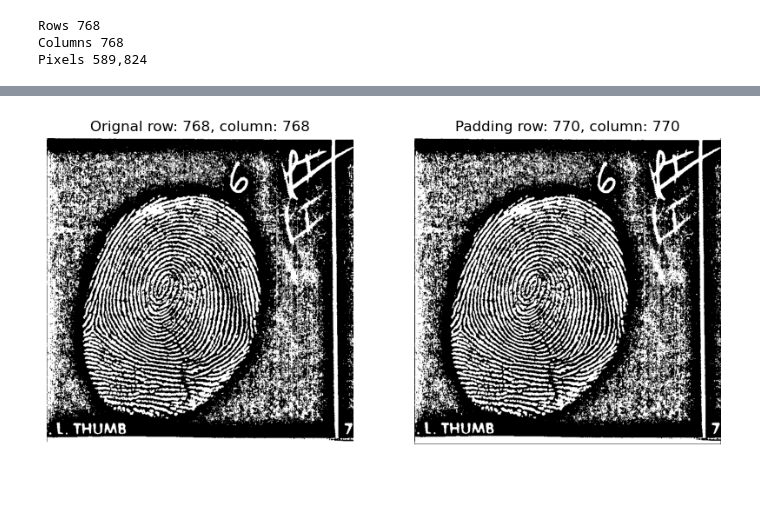
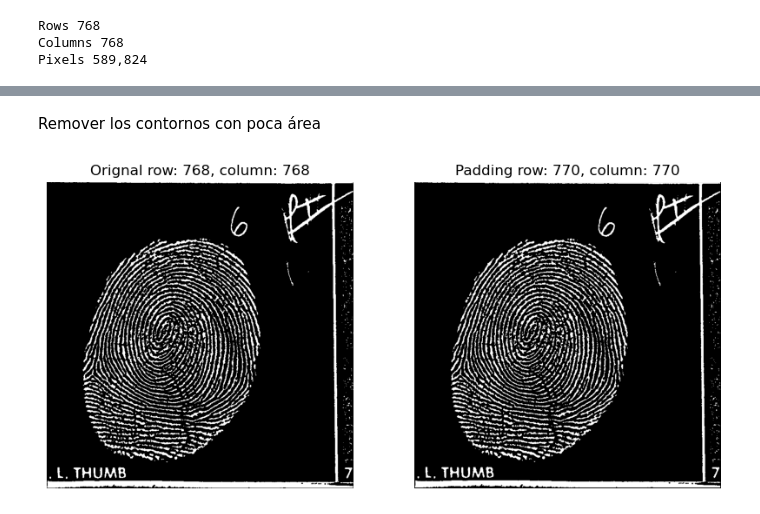
Before and after one commit to CarlosAlvarado-git/ComputerVision, a Jupyter notebook: lab1/laboratorio1.ipynb, the cells around one changed output, grey strips where cells are left out. Cells and saved outputs as stored; diff of their text form; code cells hidden in the pictures; blank space fills up the shorter version.

```diff
--- a/lab1/laboratorio1.ipynb
+++ b/lab1/laboratorio1.ipynb
@@ -60,0 +68,5 @@ def imgeq(img):
+# %%
+im_floodfill = img.copy()
+D = 30
+cv.floodFill(im_floodfill, None, (10 ,10), 255,  loDiff=D, upDiff=D, flags=cv.FLOODFILL_FIXED_RANGE)
+cvlib.imgview(im_floodfill)
@@ -66,0 +80,5 @@ cvlib.imgview(adaptive_g)
+# %%
+img_result = cv.adaptiveThreshold(im_floodfill, 255, cv.ADAPTIVE_THRESH_GAUSSIAN_C, cv.THRESH_BINARY_INV,41,2)
+mode = cv.RETR_TREE # contour retrieval mode
+method = [cv.CHAIN_APPROX_NONE, cv.CHAIN_APPROX_SIMPLE] # contour approximation method
+contours, hierarchy = cv.findContours(img_result, mode, method[1])
@@ -66,0 +91,7 @@ cvlib.imgview(adaptive_g)
+# %%
+# draw contours over image
+index = -1
+color = (0,255,0) #(r,g,b)
+thickness = 1
+imgcont = cv.drawContours(img_result.copy(), contours, index, color, thickness)
+cvlib.imgview(imgcont)
@@ -67,30 +100,34 @@ cvlib.imgview(adaptive_g)
+# %%
+img_result = imgcont
+# %% [markdown]
+Remover los contornos con poca área
 # %%
 def imgpad(image, r):
     """_summary_
         La función empieza obteniendo el valor de columnas y filas de la imagen original.
         Eso nos sirve, porque el padding es agregar un "marco" a la imagen, por lo que sabemos que
         r * 2 nos generara los espacios necesarios para el nuevo lenght de cada fila de la imagen.
                                                                                     filas       columnas
         Por lo tanto, se crea un array con np.zero de numpy y sus dimensiones son: (row+(r*2), column+(r*2)
         Por ejemplo, si la imagen es de 8 * 8, tendremos una de 10 * 10, para tener 1 pixel de marco con el padding.
 
         Para poner la imagen dentro de la matriz, le caemos encima a el espacio que equivale a donde estaría la imagen
         original. Eso nos trae justamente el espacio en donde corresponde nuestra imagen inicial.
     Args:
         image (uint8): array de la imagen
         r (int): cantidad de pixeles que queremos nuestro padding.
     """
     row,column = image.shape[0:2]
     arr = np.zeros((row+(r*2), column+(r*2)))
     arr[r:r+row, r:r+column] = image
     return arr
 
-img2 = imgpad(adaptive_g, 1)
+img2 = imgpad(img_result, 1)
 r,c = img.shape[0:2]
 r2,c2 = img2.shape[0:2]
-cvlib.imgcmp(adaptive_g, img2, title=['Orignal row: {0}, column: {1}'.format(r,c),'Padding row: {0}, column: {1}'.format(r2,c2)])
+cvlib.imgcmp(img_result, img2, title=['Orignal row: {0}, column: {1}'.format(r,c),'Padding row: {0}, column: {1}'.format(r2,c2)])
 # %% [output]
-[figure, old version]
+[figure, new version]
 # %%
 def find(data, i):
     if i != data[i]:
```
Also changed, not shown: parts of 14 cells of this notebook, 5 other files.
